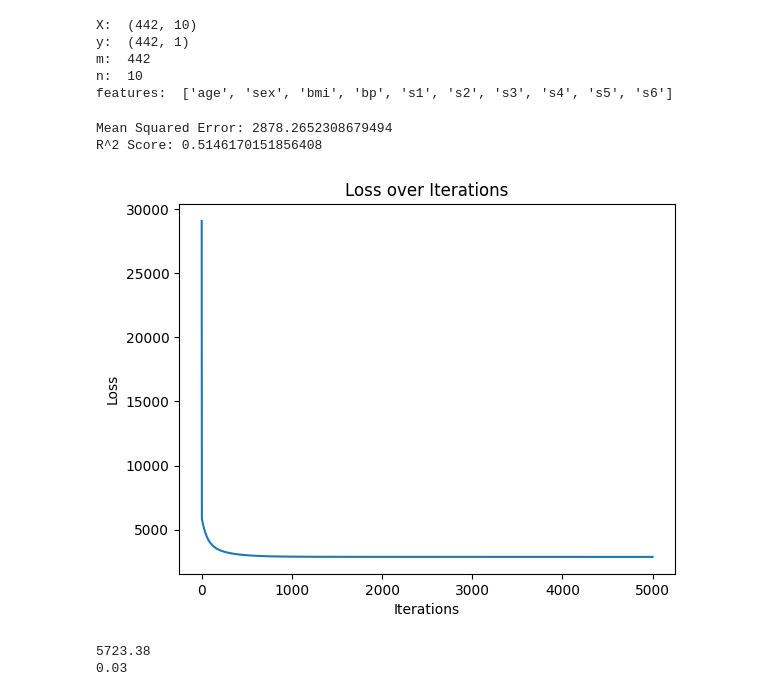
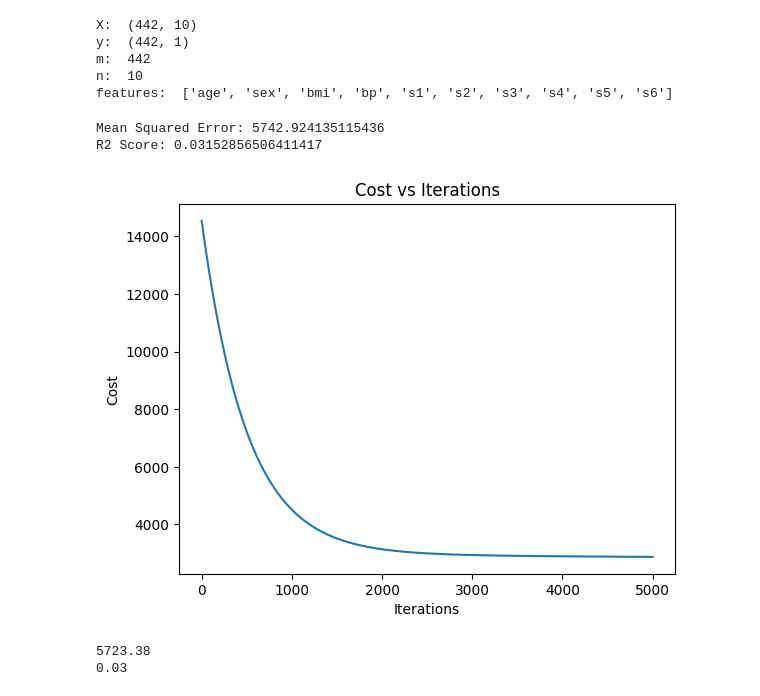
Before and after one commit to Rhy-Shah/CIS508-AnalyticsUnstructuredData, a Jupyter notebook: Lab Assignment 3/LA3_ShahRhythm.ipynb, the cells around one changed output. Saved outputs shown, nothing was run; the diff lists cells and outputs as text; code cells hidden in the pictures.

```diff
--- a/Lab Assignment 3/LA3_ShahRhythm.ipynb
+++ b/Lab Assignment 3/LA3_ShahRhythm.ipynb
@@ -368,49 +368,61 @@ features:  ['age', 'sex', 'bmi', 'bp', 's1', 's2', 's3', 's4', 's5', 's6']
 
 # initialize hyperparameters nepochs and alpha
 nepochs = 5000
-alpha = 0.5
+alpha = 0.001
 
-# initialize model paramters w and b
+# initialize model parameters w and b
 w = np.zeros((n,1))
 b = 0
 
 # this list will collect loss for each iteration
 costs = []
 
 # repeat for nepochs
 ### (2.2.1) YOUR CODE HERE
-# for ...
+for epoch in range(nepochs):
 
     # forward pass (calculate current loss)
     ### (2.2.2) YOUR CODE HERE
-
+    yhat = np.dot(X, w) + b
+    J = (1/(2*m)) * np.sum((yhat - y)**2)
 
     # backward propagation (calculate current gradient)
     ### (2.2.3) YOUR CODE HERE
-
+    dw = (1/m) * np.dot(X.T, (yhat - y))
+    db = (1/m) * np.sum(yhat - y)
 
     # gradient descent (update parameters)
     ### (2.2.4) YOUR CODE HERE
-
+    w = w - alpha * dw
+    b = b - alpha * db
 
     # append loss to costs: This step is done to keep track of how the loss changes over the course of training
     # Costs: It is likely initialized as an empty list before the training loop. It is used to store the loss values at each iteration.
-    ### (2.2.5) YOUR COD HERE
+    ### (2.2.5) YOUR CODE HERE
+    costs.append(J)
 
-
-# use final parameters w and b to calcualte mse and r2 for training data X, y
-#  - do a single forward pass for X: calcualte z, yhat
+# use final parameters w and b to calculate mse and r2 for training data X, y
+#  - do a single forward pass for X: calculate z, yhat
 #  - calculate metrics.mean_squared_error(y, yhat) and print it
 #  - calculate metrics.r2_score(y, yhat) and print it
 ### (2.2.6) YOUR CODE HERE
-
+yhat = np.dot(X, w) + b
+mse = metrics.mean_squared_error(y, yhat)
+r2 = metrics.r2_score(y, yhat)
+print("Mean Squared Error:", mse)
+print("R2 Score:", r2)
 
 # use plt.plot(costs) to plot costs against iterations and show the plot
 ### (2.2.7) YOUR CODE HERE
+plt.plot(costs)
+plt.xlabel('Iterations')
+plt.ylabel('Cost')
+plt.title('Cost vs Iterations')
+plt.show()
 # %% [output]
-Mean Squared Error: 2878.2652308679494
-R^2 Score: 0.5146170151856408
+Mean Squared Error: 5742.924135115436
+R2 Score: 0.03152856506411417
-[figure, old version]
+[figure, new version]
 # %%
 ### DO NOT EDIT THIS CELL!!!
 
```
Also changed, not shown: parts of 1 cell of this notebook.
